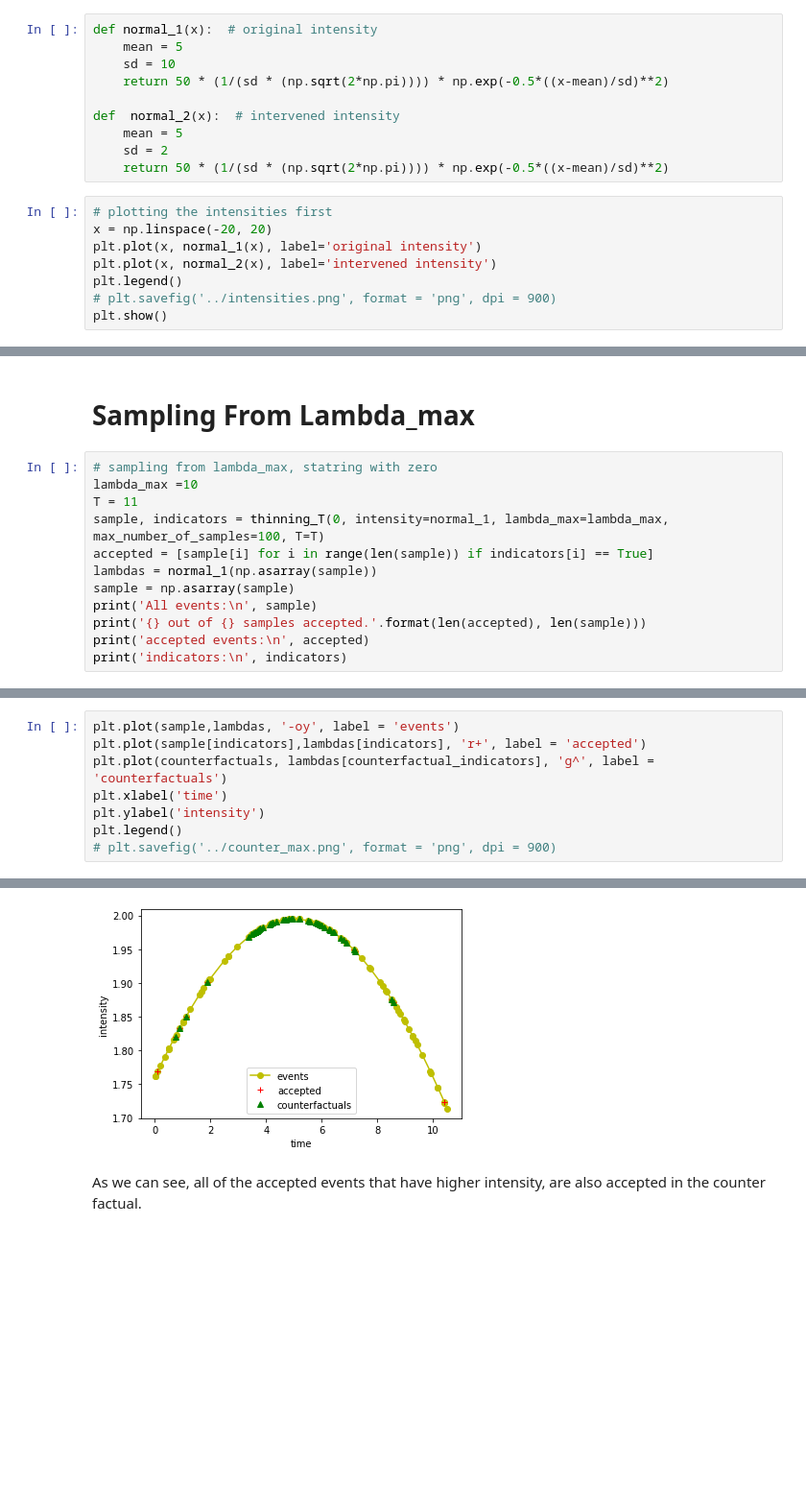
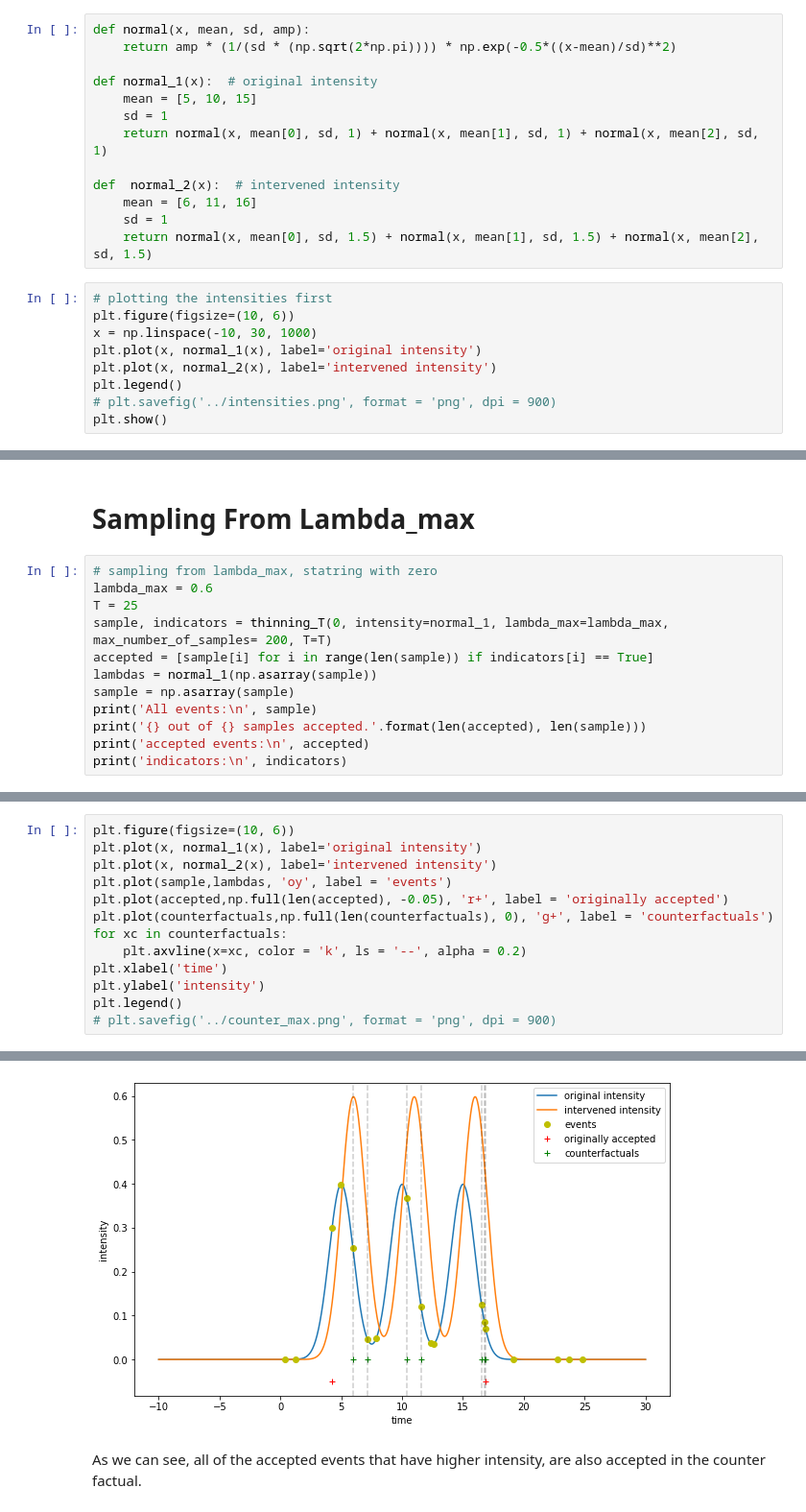
Before and after one commit to Networks-Learning/counterfactual-tpp, a Jupyter notebook: src/Inhomogeneous/gaussian.ipynb, the cells around one changed output, grey strips where cells are left out. Shown at 96% size. Cells and saved outputs as stored; diff of their text form; blank space fills up the shorter version.

```diff
--- a/src/Inhomogeneous/gaussian.ipynb
+++ b/src/Inhomogeneous/gaussian.ipynb
@@ -11,17 +11,21 @@ from counterfactual_tpp import sample_counterfactual, superposition, combine, ch
 from sampling_utils import homogenous_poisson, thinning, thinning_T
 # %%
+def normal(x, mean, sd, amp):
+    return amp * (1/(sd * (np.sqrt(2*np.pi)))) * np.exp(-0.5*((x-mean)/sd)**2)
+
 def normal_1(x):  # original intensity
-    mean = 5
-    sd = 10
-    return 50 * (1/(sd * (np.sqrt(2*np.pi)))) * np.exp(-0.5*((x-mean)/sd)**2)
+    mean = [5, 10, 15]
+    sd = 1
+    return normal(x, mean[0], sd, 1) + normal(x, mean[1], sd, 1) + normal(x, mean[2], sd, 1)
 
 def  normal_2(x):  # intervened intensity
-    mean = 5
-    sd = 2
-    return 50 * (1/(sd * (np.sqrt(2*np.pi)))) * np.exp(-0.5*((x-mean)/sd)**2)
+    mean = [6, 11, 16]
+    sd = 1
+    return normal(x, mean[0], sd, 1.5) + normal(x, mean[1], sd, 1.5) + normal(x, mean[2], sd, 1.5)
 # %%
 # plotting the intensities first
-x = np.linspace(-20, 20)
+plt.figure(figsize=(10, 6))
+x = np.linspace(-10, 30, 1000)
 plt.plot(x, normal_1(x), label='original intensity')
 plt.plot(x, normal_2(x), label='intervened intensity')
 plt.legend()
@@ -33,9 +37,9 @@ plt.show()
 # Sampling From Lambda_max
 # %%
 # sampling from lambda_max, statring with zero
-lambda_max =10
-T = 11
-sample, indicators = thinning_T(0, intensity=normal_1, lambda_max=lambda_max, max_number_of_samples=100, T=T)
+lambda_max = 0.6
+T = 25
+sample, indicators = thinning_T(0, intensity=normal_1, lambda_max=lambda_max, max_number_of_samples= 200, T=T)
 accepted = [sample[i] for i in range(len(sample)) if indicators[i] == True]
 lambdas = normal_1(np.asarray(sample))
 sample = np.asarray(sample)
@@ -82,14 +81,19 @@ counterfactuals:
 # %%
-plt.plot(sample,lambdas, '-oy', label = 'events')
-plt.plot(sample[indicators],lambdas[indicators], 'r+', label = 'accepted')
-plt.plot(counterfactuals, lambdas[counterfactual_indicators], 'g^', label = 'counterfactuals')
+plt.figure(figsize=(10, 6))
+plt.plot(x, normal_1(x), label='original intensity')
+plt.plot(x, normal_2(x), label='intervened intensity')
+plt.plot(sample,lambdas, 'oy', label = 'events')
+plt.plot(accepted,np.full(len(accepted), -0.05), 'r+', label = 'originally accepted')
+plt.plot(counterfactuals,np.full(len(counterfactuals), 0), 'g+', label = 'counterfactuals')
+for xc in counterfactuals:
+    plt.axvline(x=xc, color = 'k', ls = '--', alpha = 0.2)
 plt.xlabel('time')
 plt.ylabel('intensity')
 plt.legend()
 # plt.savefig('../counter_max.png', format = 'png', dpi = 900)
 # %% [output]
 <matplotlib.legend.Legend at 0x...>
-[figure, old version]
+[figure, new version]
 # %% [markdown]
 As we can see, all of the accepted events that have higher intensity, are also accepted in the counter factual.
 # %%
```
Also changed, not shown: parts of 13 cells of this notebook, 1 other file.
